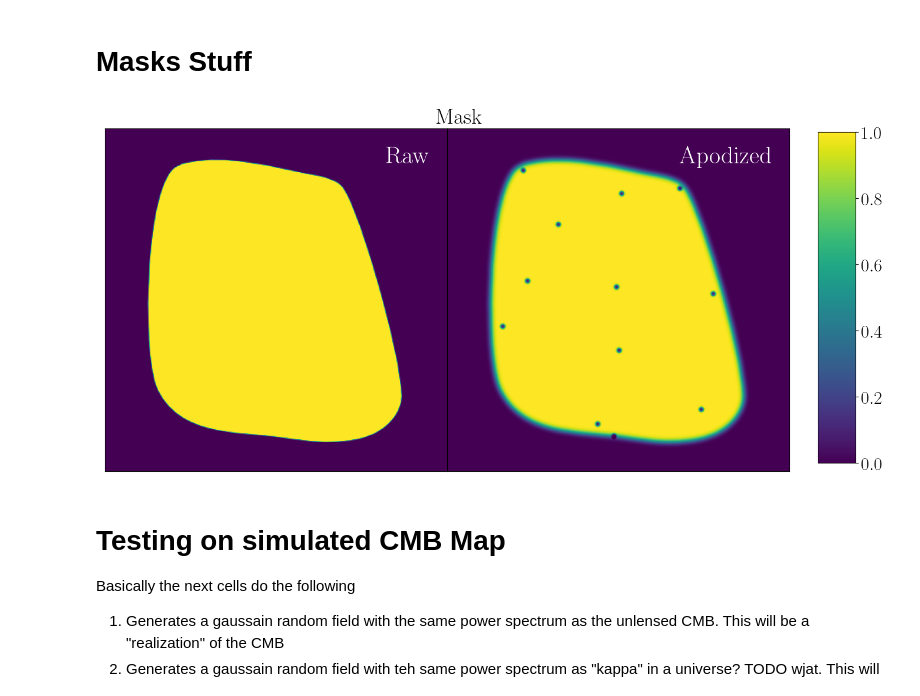
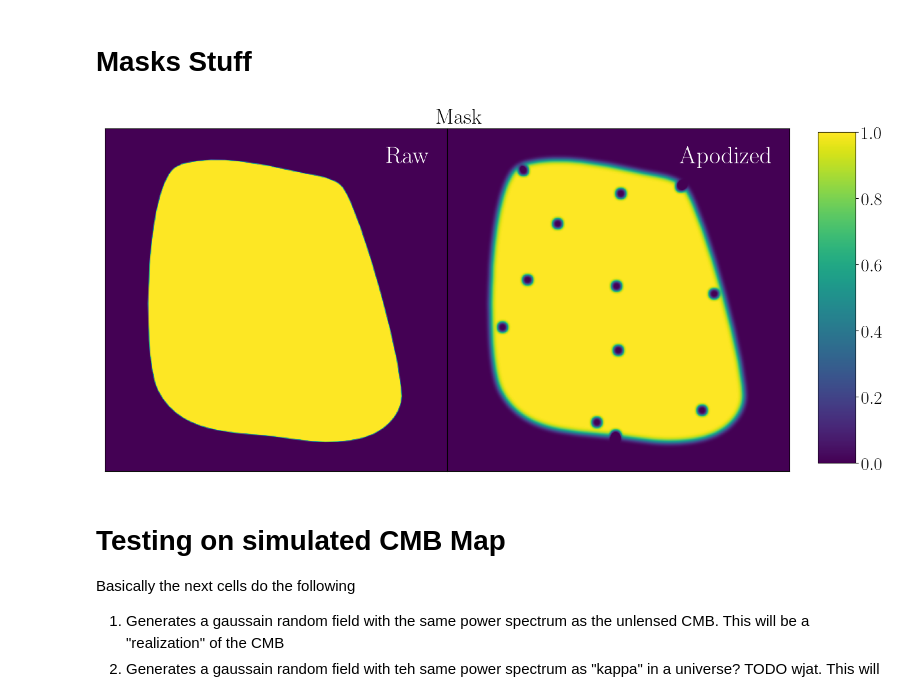
Before and after one commit to DelonShen/LensQuEst, a Jupyter notebook: dev/scratch_QE.ipynb, the cells around one changed output. Cells and saved outputs as stored; diff of their text form; code cells hidden in the pictures.

Commit message:
fixed bug with point source paingintg, recomputing mean field

```diff
--- a/dev/scratch_QE.ipynb
+++ b/dev/scratch_QE.ipynb
@@ -109,38 +106,45 @@ def rgb2gray(rgb):
 from scipy.ndimage import gaussian_filter
 from scipy.fft import fft2
 
 mask = rgb2gray(plt.imread('mask_simple%dx%d.png'%(nX, nY)))
 apodized_mask = gaussian_filter(mask, 3)
-point_sources = rgb2gray(plt.imread('point_sources.png'))
-point_sources = gaussian_filter(point_sources, 1)
+point_sources = rgb2gray(plt.imread('point_sources_bigger.png'))
+point_sources = gaussian_filter(point_sources, 1.5)
 apodized_mask += point_sources
+nPos = np.where(apodized_mask>1)
+apodized_mask[nPos] = 1
 mask = 1-mask
 apodized_mask = 1 - apodized_mask
+
+for a in apodized_mask:
+    for b in a:
+        assert(b<=1 and b>=0)
+
 fig, axs = plt.subplots(ncols=2, figsize=(16,8))
 fig.subplots_adjust(wspace=0, hspace=0)
 
-im0 = axs[0].imshow(mask, vmin=0, vmax=1)
-im1 = axs[1].imshow(apodized_mask, vmin=0, vmax=1)
+im0 = axs[0].imshow(mask)
+im1 = axs[1].imshow(apodized_mask)
 
 
 for ax,s in zip(axs, ['Raw', 'Apodized']):
     ax.set_xticks([])
     ax.set_yticks([])
     ax.text(.95, .95,
         s=s,
         transform=ax.transAxes,
         horizontalalignment='right',
         verticalalignment='top',
             c='white',
        fontsize=30)
 fig.subplots_adjust(right=0.85)
 cbar_ax = fig.add_axes([0.88, 0.15, 0.04, 0.7])
 fig.colorbar(im1, cax=cbar_ax)
 fig.suptitle('Mask', y=.9)
 
 plt.savefig('figures/mask%dx%d.pdf'%(nX,nY), bbox_inches='tight')
 # %% [output]
-[figure, old version]
+[figure, new version]
 # %% [markdown]
 # Testing on simulated CMB Map
 Basically the next cells do the following
```
Also changed, not shown: parts of 15 cells of this notebook, 20 other files.
